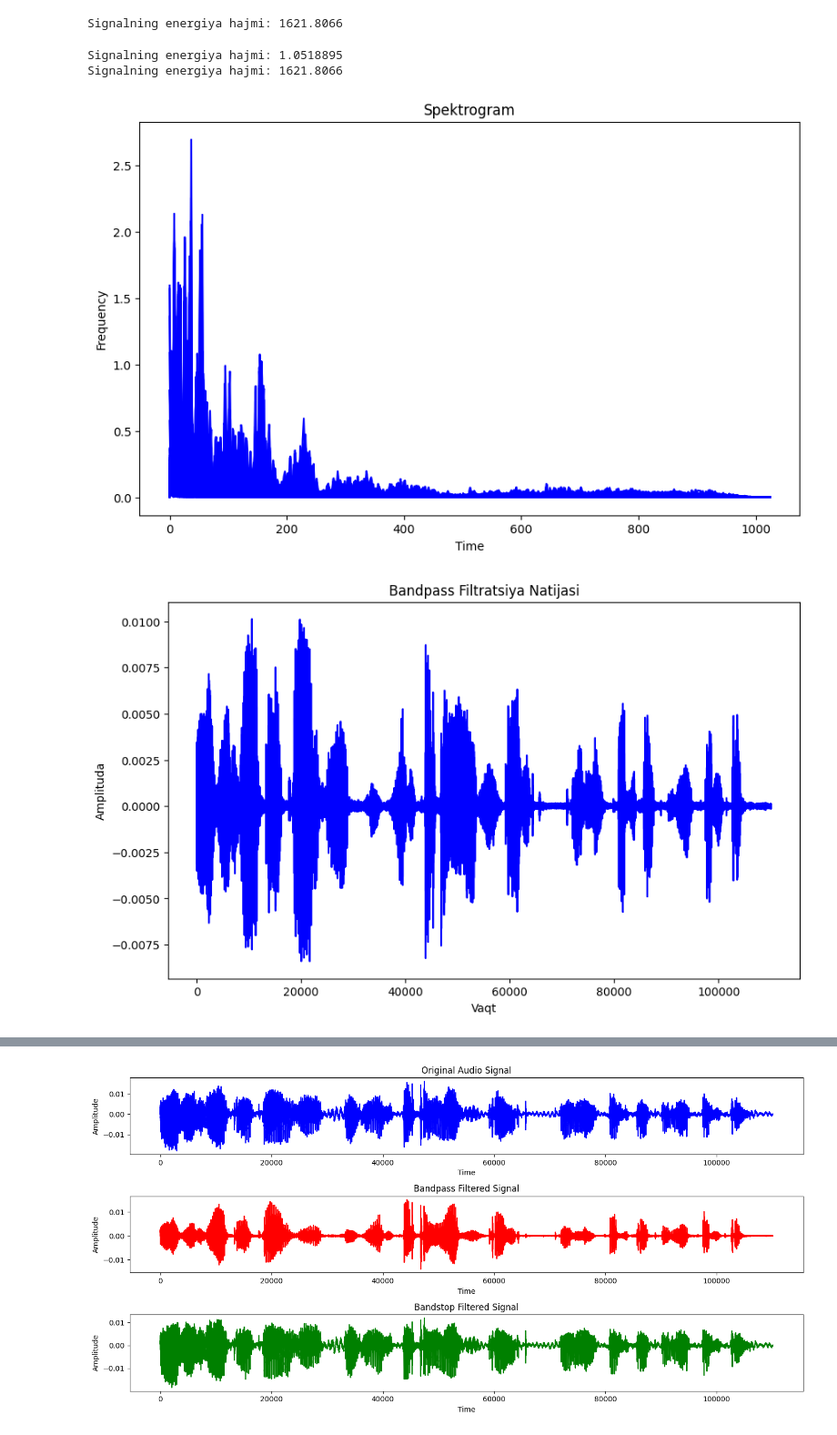
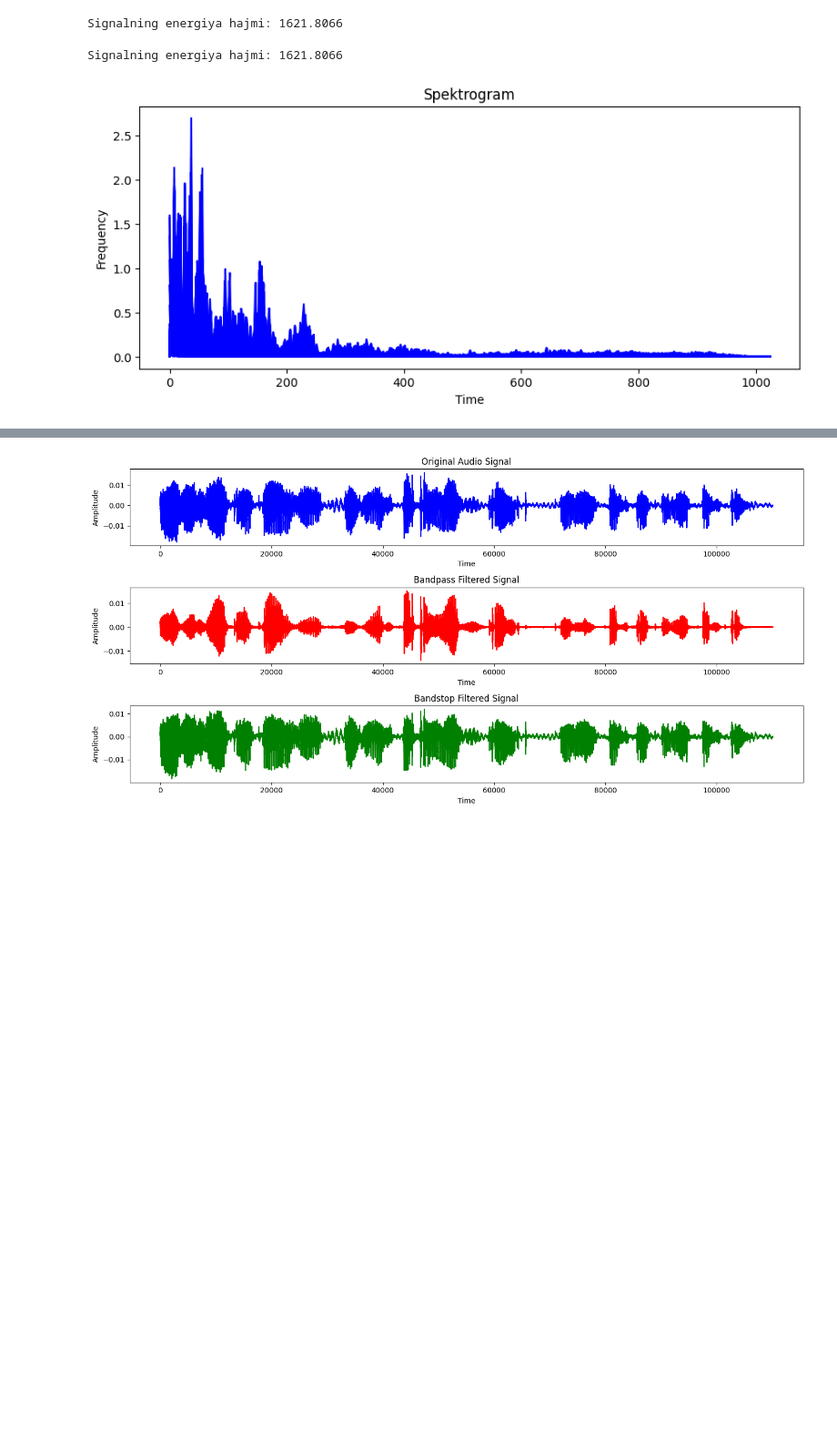
Before and after one commit to Abdurahmon086/ML--Machine-learning-, a Jupyter notebook: audio/mainAll.ipynb, the cells around one changed output, grey strips where cells are left out. Shown at 91% size. Drawn from its saved outputs; the diff is of its cells as text; code cells hidden in the pictures; blank space fills up the shorter version.

```diff
--- a/audio/mainAll.ipynb
+++ b/audio/mainAll.ipynb
@@ -151,56 +151,33 @@ Signalning energiya hajmi: 1621.8066
 # %%
 import librosa
 import numpy as np
 import matplotlib.pyplot as plt
+import scipy.signal as signal
 
 #  Audio faylni yuklash
 audio_file = "recorded_audio.wav"
 y, sr = librosa.load(audio_file)
 
 # Audio faylni ovoz signaliga aylantirish
 S = np.abs(librosa.stft(y))
 
 # Spektrogramning energiya hajmini hisoblash
 def calculate_energy(spectrogram):
     magnitudes = np.abs(spectrogram)
     energy = np.sum(magnitudes ** 2)
     return energy
 
 # Filtrlashning energiya hajmini o'lchash
 energy = calculate_energy(S)
 print("Signalning energiya hajmi:", energy)
 
 # Grafikni chiqarish
-plt.figure(figsize=(10, 6))
+plt.figure(figsize=(10, 4))
 plt.plot(S, color='blue')
 plt.title('Spektrogram')
 plt.xlabel('Time')
 plt.ylabel('Frequency')
 plt.show()
-import scipy.signal as signal
-
-# Bandpass filtratsiyasi
-# Bandpass filtri uchun qo'llanadigan parametrlar
-lowcut = 1000  # pastlik chegarasi
-highcut = 4000  # yuqori chegarasi
-fs = sr  # nuzum darajasi
-
-# Bandpass filtri tanlash
-order = 5
-b, a = signal.butter(order, [lowcut, highcut], btype='band', fs=fs)
-
-# Filtratsiyani amalga oshirish
-filtered_signal = signal.filtfilt(b, a, y)
-
-# Grafikni chiqarish
-plt.figure(figsize=(10, 6))
-plt.plot(filtered_signal, color='blue')
-plt.title('Bandpass Filtratsiya Natijasi')
-plt.xlabel('Vaqt')
-plt.ylabel('Amplituda')
-plt.show()
 # %% [output]
-Signalning energiya hajmi: 1.0518895
 Signalning energiya hajmi: 1621.8066
-[figure, old version]
+[figure, new version]
-[figure, removed]
```
Also changed, not shown: parts of 3 cells of this notebook, 1 other file.
